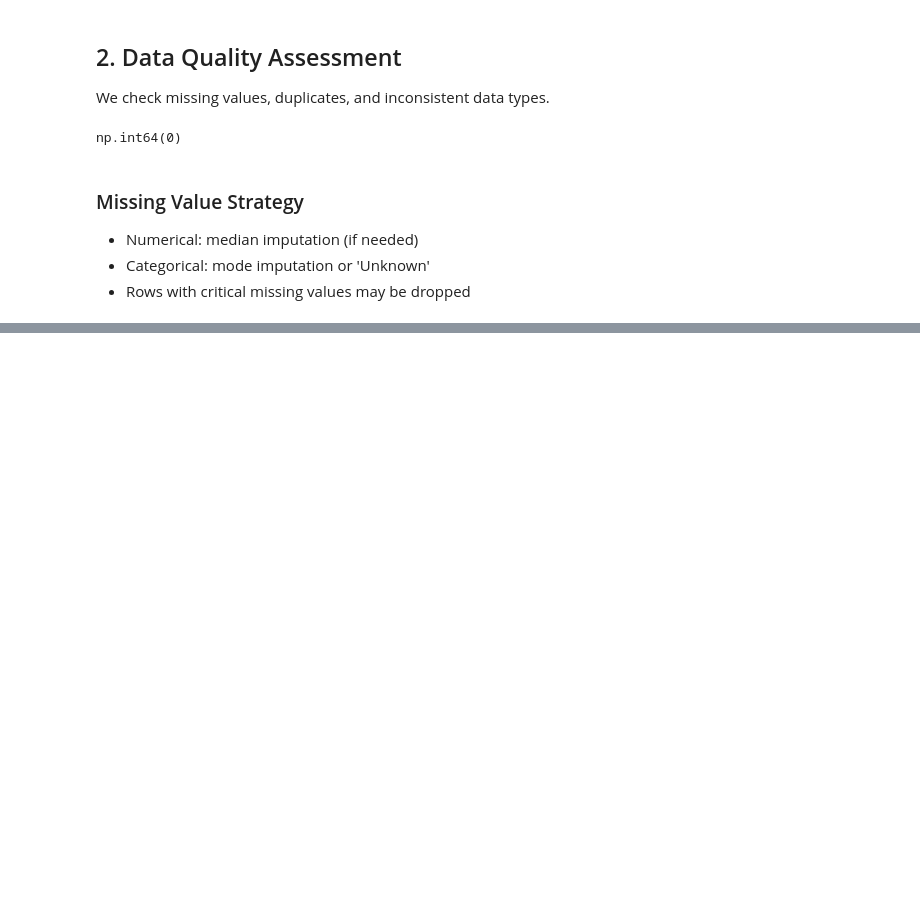
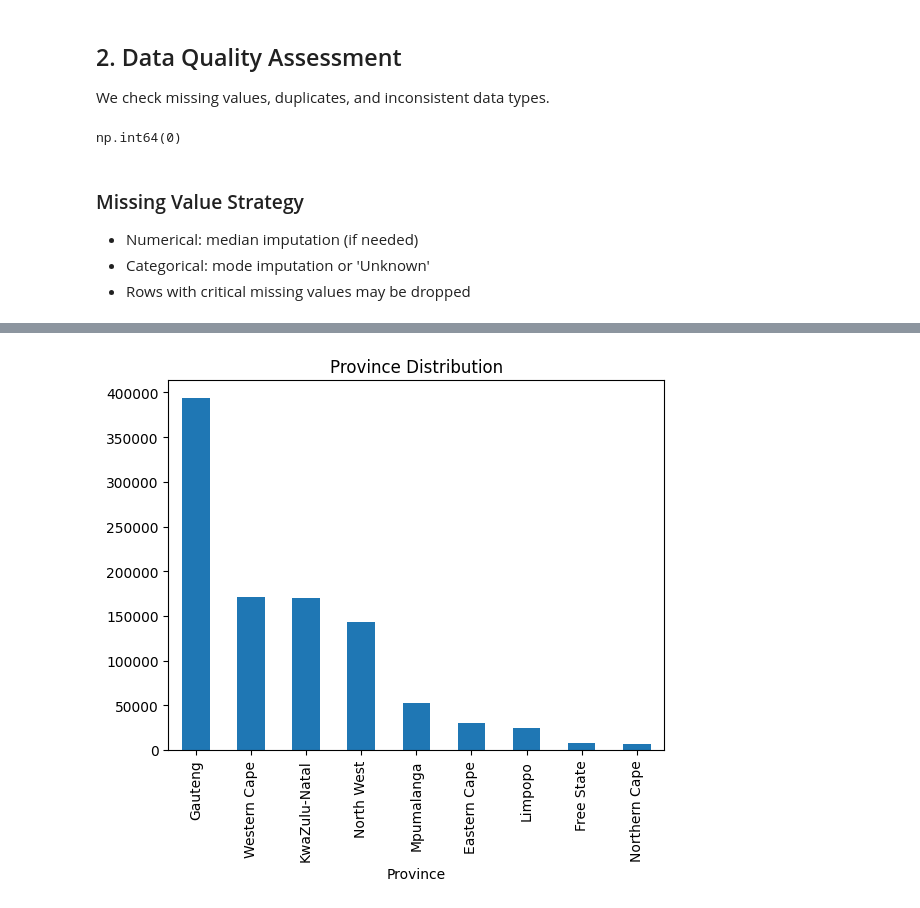
Before and after one commit to Redeat-Birhane/insurance-risk-analytics, a Jupyter notebook: notebooks/01_eda.ipynb, the cells around one changed output, grey strips where cells are left out. Saved outputs shown, nothing was run; the diff lists cells and outputs as text; code cells hidden in the pictures; blank space fills up the shorter version.

```diff
--- a/notebooks/01_eda.ipynb
+++ b/notebooks/01_eda.ipynb
@@ -83,0 +99,6 @@ df["TransactionMonth"] = pd.to_datetime(df["TransactionMonth"])
+# %%
+df["Province"].value_counts().plot(kind="bar")
+plt.title("Province Distribution")
+plt.show()
+# %% [output]
+[figure, added]
```
Also changed, not shown: parts of 5 cells of this notebook.
